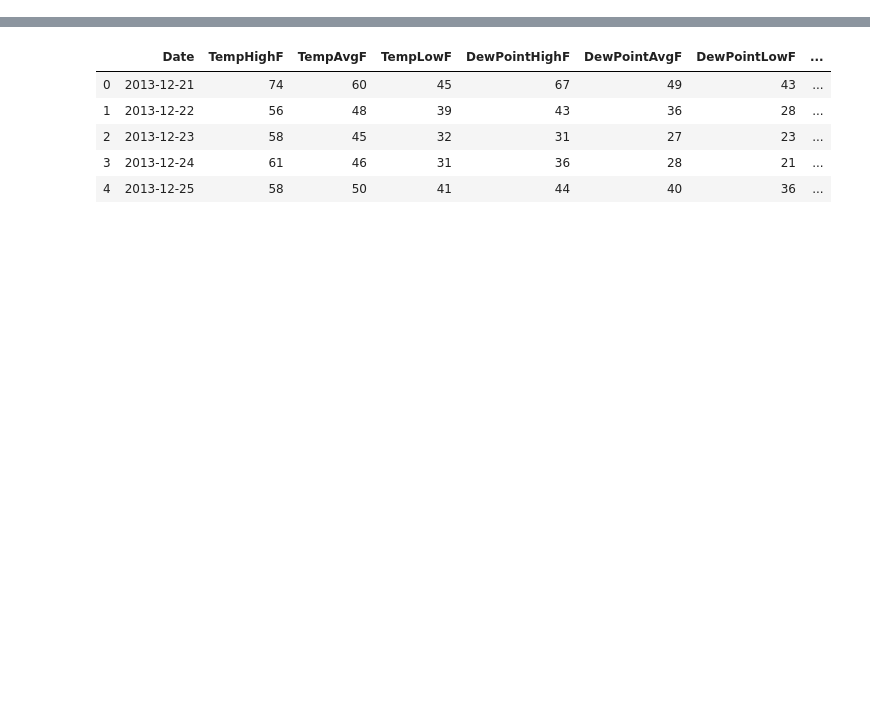
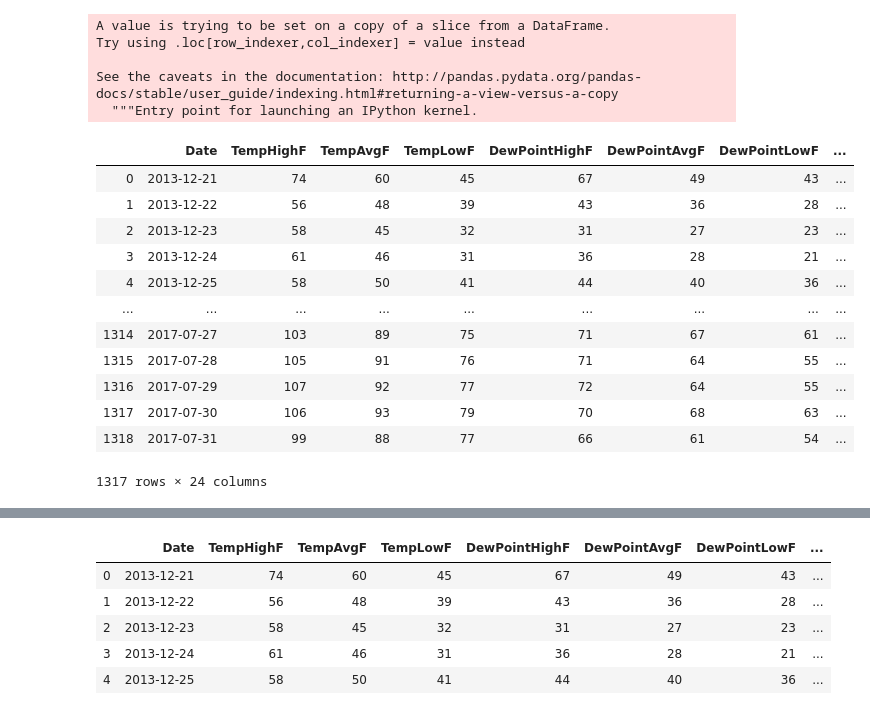
Before and after one commit to ZmiyProjects/DataAnalysisLabs, a Jupyter notebook: Задание 3 Решающие деревья/Austin.ipynb, the cells around one changed output, grey strips where cells are left out. Cells and saved outputs as stored; diff of their text form; code cells hidden in the pictures; blank space fills up the shorter version.

Commit message:
copy

```diff
--- a/Задание 3 Решающие деревья/Austin.ipynb
+++ b/Задание 3 Решающие деревья/Austin.ipynb
@@ -14,0 +20,24 @@ pd.options.display.max_columns = 25
+# %%
+df['Binary'] = np.where(df.Events == 'clear', 1, 0)
+# %% [output]
+A value is trying to be set on a copy of a slice from a DataFrame.
+Try using .loc[row_indexer,col_indexer] = value instead
+
+See the caveats in the documentation: http://pandas.pydata.org/pandas-docs/stable/user_guide/indexing.html#returning-a-view-versus-a-copy
+  """Entry point for launching an IPython kernel.
+# %%
+df
+# %% [output]
+|  | Date | TempHighF | TempAvgF | TempLowF | DewPointHighF | DewPointAvgF | DewPointLowF | ... |
+| 0 | 2013-12-21 | 74 | 60 | 45 | 67 | 49 | 43 | ... |
+| 1 | 2013-12-22 | 56 | 48 | 39 | 43 | 36 | 28 | ... |
+| 2 | 2013-12-23 | 58 | 45 | 32 | 31 | 27 | 23 | ... |
+| 3 | 2013-12-24 | 61 | 46 | 31 | 36 | 28 | 21 | ... |
+| 4 | 2013-12-25 | 58 | 50 | 41 | 44 | 40 | 36 | ... |
+| ... | ... | ... | ... | ... | ... | ... | ... | ... |
+| 1314 | 2017-07-27 | 103 | 89 | 75 | 71 | 67 | 61 | ... |
+| 1315 | 2017-07-28 | 105 | 91 | 76 | 71 | 64 | 55 | ... |
+| 1316 | 2017-07-29 | 107 | 92 | 77 | 72 | 64 | 55 | ... |
+| 1317 | 2017-07-30 | 106 | 93 | 79 | 70 | 68 | 63 | ... |
+| 1318 | 2017-07-31 | 99 | 88 | 77 | 66 | 61 | 54 | ... |
+1317 rows × 24 columns
```
Also changed, not shown: parts of 55 cells of this notebook, 5 other files.
